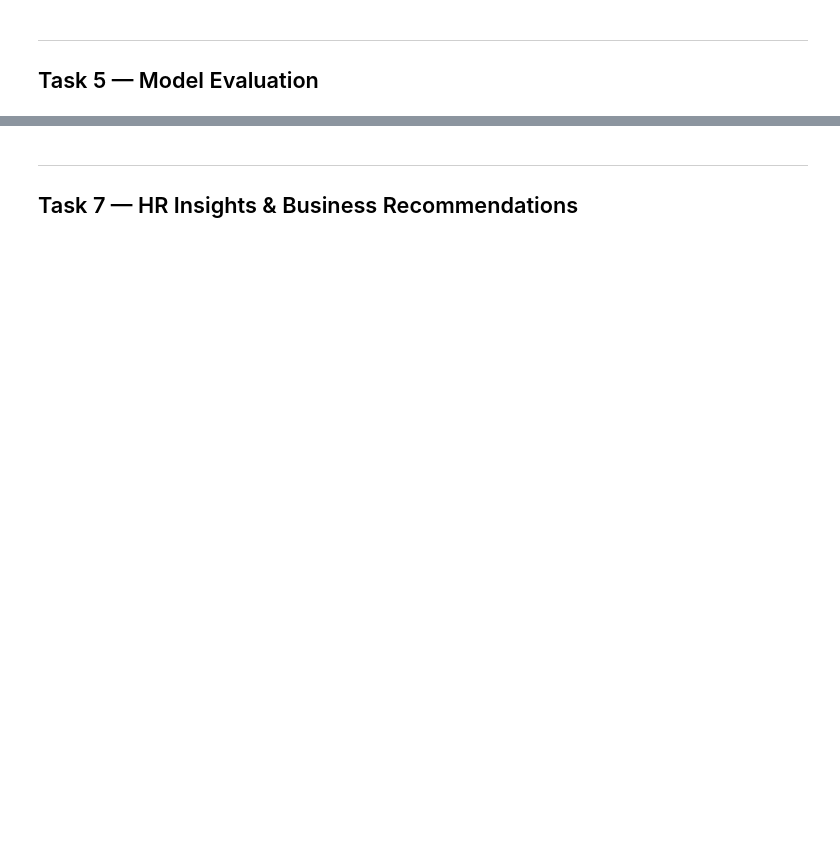
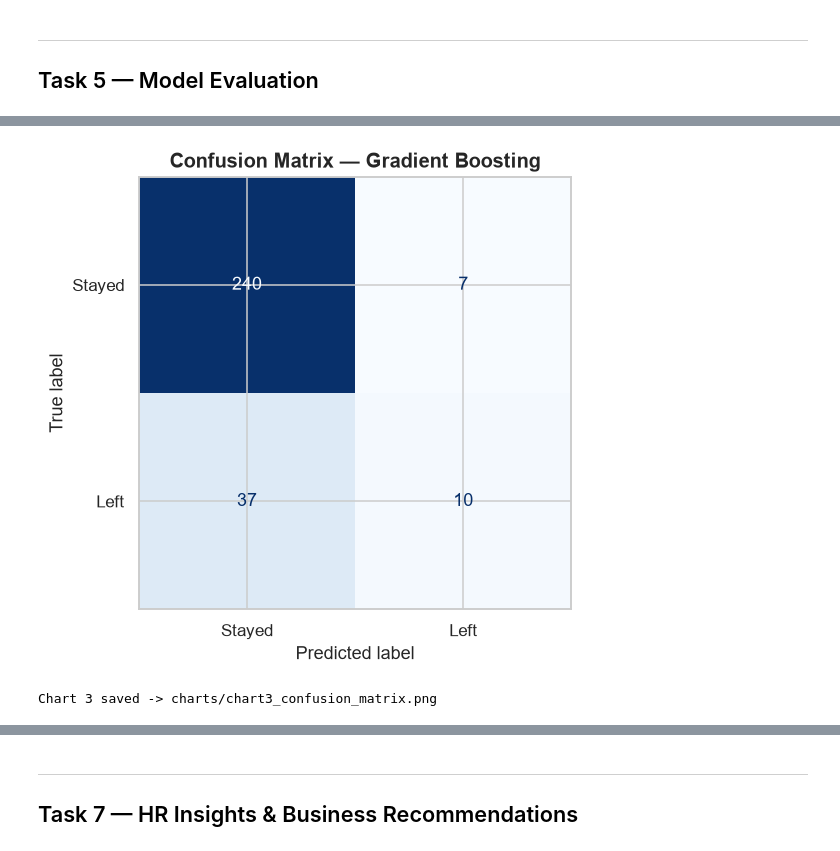
Before and after one commit to shrx404/Employee-Attrition-Analysis, a Jupyter notebook: main.ipynb, the cells around one changed output, grey strips where cells are left out. Saved outputs shown, nothing was run; the diff lists cells and outputs as text; code cells hidden in the pictures; blank space fills up the shorter version.

```diff
--- a/main.ipynb
+++ b/main.ipynb
@@ -271,13 +378,13 @@ print("Logistic Regression — trained.")
 # %%
 # ── Model 2: Random Forest Classifier ────────────────────────────────────────
-# An ensemble of 200 decision trees. Less interpretable than LR, but
-# much better at capturing non-linear relationships in the data.
+# An ensemble of 200 decision trees, each trained on a random data/feature subset.
+# More powerful than a single tree and robust to outliers.
 
 rf = RandomForestClassifier(
     n_estimators=200,
     class_weight='balanced',
     random_state=42,
-    n_jobs=-1
+    n_jobs=-1,
 )
 rf.fit(X_train, y_train)
 
@@ -285,15 +394,13 @@ print("Random Forest — trained.")
 # %%
 # ── Model 3: Gradient Boosting Classifier ────────────────────────────────────
-# Builds trees sequentially — each tree corrects mistakes of the previous one.
-# Generally the strongest performer, but slowest to train.
-# scale_pos_weight-equivalent handled via sample_weight inside fit() is not
-# supported here; we rely on the data split and threshold tuning instead.
+# Builds trees sequentially — each tree corrects the errors of the previous one.
+# Generally the strongest performer. learning_rate=0.05 prevents overfitting.
 
 gb = GradientBoostingClassifier(
     n_estimators=200,
     learning_rate=0.05,
     max_depth=3,
-    random_state=42
+    random_state=42,
 )
 gb.fit(X_train, y_train)
 
@@ -339,13 +453,15 @@ results_df
 # %%
-# ── Best Model Identification ─────────────────────────────────────────────────
-# We rank by ROC-AUC (area under ROC curve) — the most robust metric
-# for imbalanced classification as it evaluates across all thresholds.
+# ── Identify Best Model (by ROC-AUC) ─────────────────────────────────────────
+# ROC-AUC is the most robust metric for imbalanced classification because
+# it measures how well the model ranks actual leavers above non-leavers
+# across all possible decision thresholds.
 
-best_row   = results_df['ROC-AUC'].idxmax()
-best_model = {'Logistic Regression': lr, 'Random Forest': rf, 'Gradient Boosting': gb}[best_row]
+best_name  = results_df['ROC-AUC'].idxmax()
+model_map  = {'Logistic Regression': lr, 'Random Forest': rf, 'Gradient Boosting': gb}
+best_model = model_map[best_name]
 
-print(f"Best model by ROC-AUC: {best_row}")
-print(f"ROC-AUC Score        : {results_df.loc[best_row, 'ROC-AUC']}")
+print(f"Best model    : {best_name}")
+print(f"ROC-AUC Score : {results_df.loc[best_name, 'ROC-AUC']}")
 print()
-print("Full Classification Report (on test set):")
+print("Full Classification Report (test set):")
 print(classification_report(y_test, best_model.predict(X_test), target_names=['Stayed', 'Left']))
@@ -439,19 +589,22 @@ print("Chart 2 saved.")
 # %%
-# ── Chart 3: Confusion Matrix Heatmap (Best Model) ───────────────────────────
-# Rows = Actual class, Columns = Predicted class
-# True Positives (bottom-right): correctly predicted leavers — most important cell
+# ── Chart 3: Confusion Matrix Heatmap — Best Model ───────────────────────────
+# Rows = Actual,  Columns = Predicted
+# The bottom-right cell (True Positives) = correctly predicted leavers.
+# For HR, maximising True Positives (catching real leavers) is the priority.
 
 y_pred_best = best_model.predict(X_test)
 cm = confusion_matrix(y_test, y_pred_best)
 
 fig, ax = plt.subplots(figsize=(7, 5))
 disp = ConfusionMatrixDisplay(confusion_matrix=cm, display_labels=['Stayed', 'Left'])
 disp.plot(ax=ax, cmap='Blues', colorbar=False)
-
-ax.set_title(f'Confusion Matrix — {best_row}', fontsize=13, fontweight='bold')
+ax.set_title(f'Confusion Matrix — {best_name}', fontsize=13, fontweight='bold')
 
 plt.tight_layout()
 plt.savefig('charts/chart3_confusion_matrix.png', bbox_inches='tight', dpi=150)
 plt.show()
-print("Chart 3 saved.")
+print("Chart 3 saved -> charts/chart3_confusion_matrix.png")
+# %% [output]
+[figure, added]
+Chart 3 saved -> charts/chart3_confusion_matrix.png
 # %%
```
Also changed, not shown: parts of 36 cells of this notebook, 5 other files.
